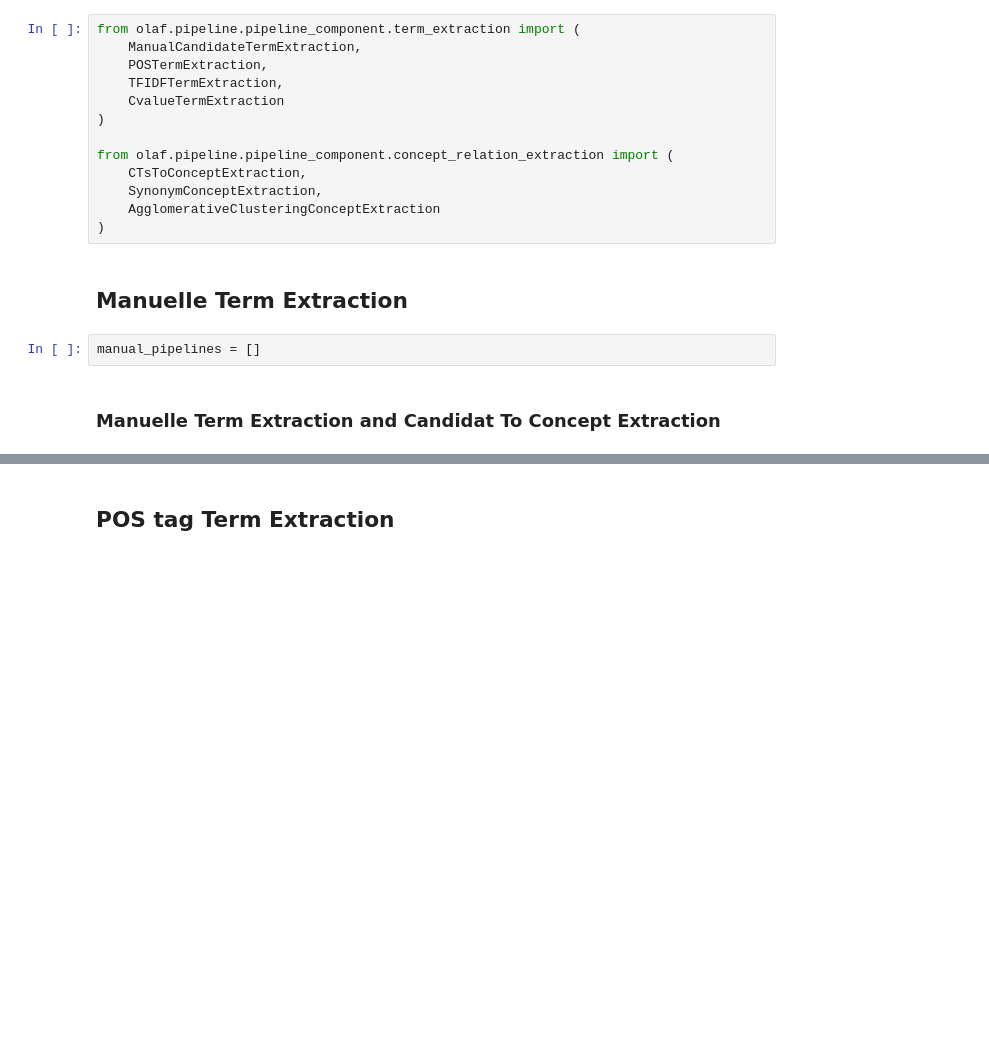
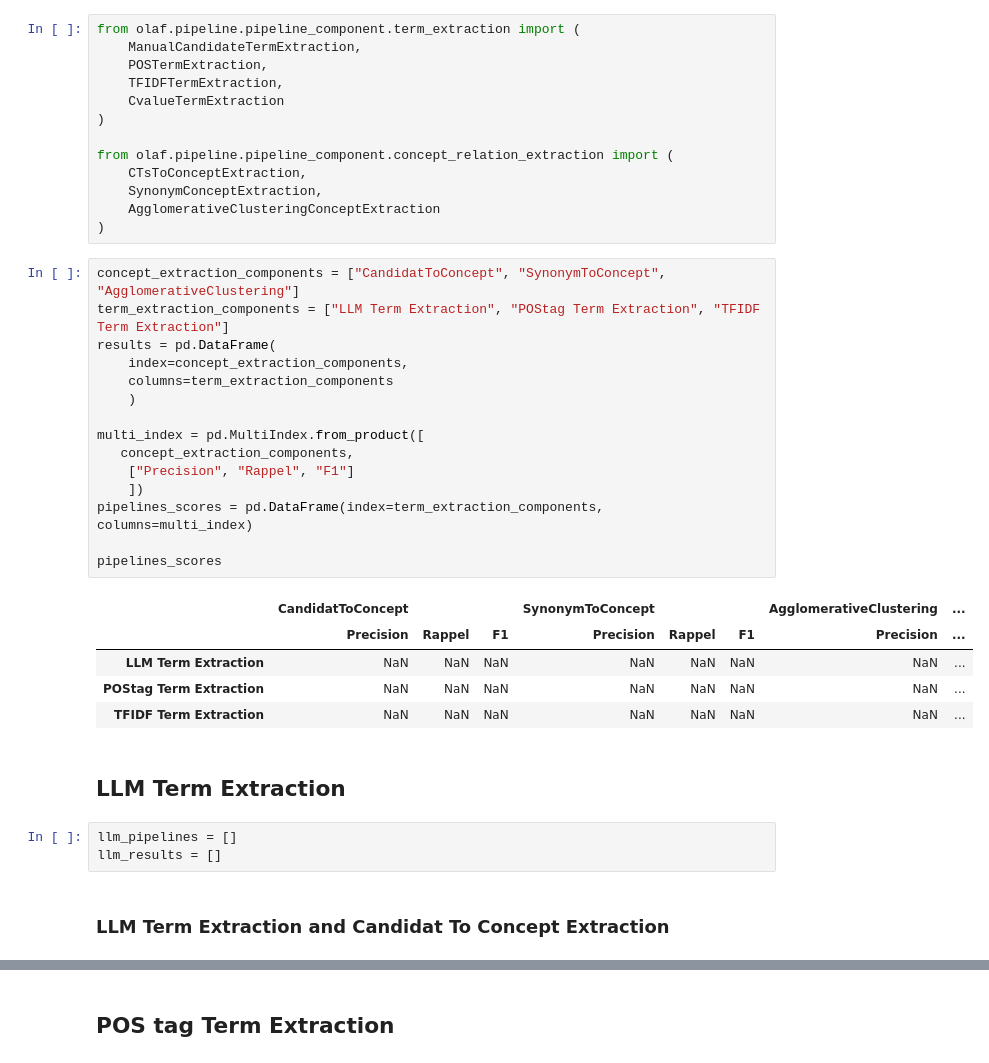
Before and after one commit to ba-talibe/olaf, a Jupyter notebook: demonstrators/evalution_process_v2.ipynb, the cells around one changed output, grey strips where cells are left out. Drawn from its saved outputs; the diff is of its cells as text; blank space fills up the shorter version.

```diff
--- a/demonstrators/evalution_process_v2.ipynb
+++ b/demonstrators/evalution_process_v2.ipynb
@@ -427,12 +424,34 @@ from olaf.pipeline.pipeline_component.concept_relation_extraction import (
     SynonymConceptExtraction,
     AgglomerativeClusteringConceptExtraction
 )
+# %%
+concept_extraction_components = ["CandidatToConcept", "SynonymToConcept", "AgglomerativeClustering"]
+term_extraction_components = ["LLM Term Extraction", "POStag Term Extraction", "TFIDF Term Extraction"]
+results = pd.DataFrame(
+    index=concept_extraction_components,
+    columns=term_extraction_components
+    )
+
+multi_index = pd.MultiIndex.from_product([
+   concept_extraction_components,
+    ["Precision", "Rappel", "F1"]
+    ])
+pipelines_scores = pd.DataFrame(index=term_extraction_components, columns=multi_index)
+
+pipelines_scores
+# %% [output]
+|  | CandidatToConcept |  |  | SynonymToConcept |  |  | AgglomerativeClustering | ... |
+|  | Precision | Rappel | F1 | Precision | Rappel | F1 | Precision | ... |
+| LLM Term Extraction | NaN | NaN | NaN | NaN | NaN | NaN | NaN | ... |
+| POStag Term Extraction | NaN | NaN | NaN | NaN | NaN | NaN | NaN | ... |
+| TFIDF Term Extraction | NaN | NaN | NaN | NaN | NaN | NaN | NaN | ... |
 # %% [markdown]
-## Manuelle Term  Extraction
+## LLM Term  Extraction
-# %%
-manual_pipelines = []
+# %%
+llm_pipelines = []
+llm_results = []
 # %% [markdown]
-### Manuelle Term  Extraction and Candidat To Concept Extraction
+### LLM Term  Extraction and Candidat To Concept Extraction
 # %%
 # concept extraction component
 concepts = [
```
Also changed, not shown: parts of 37 cells of this notebook.
